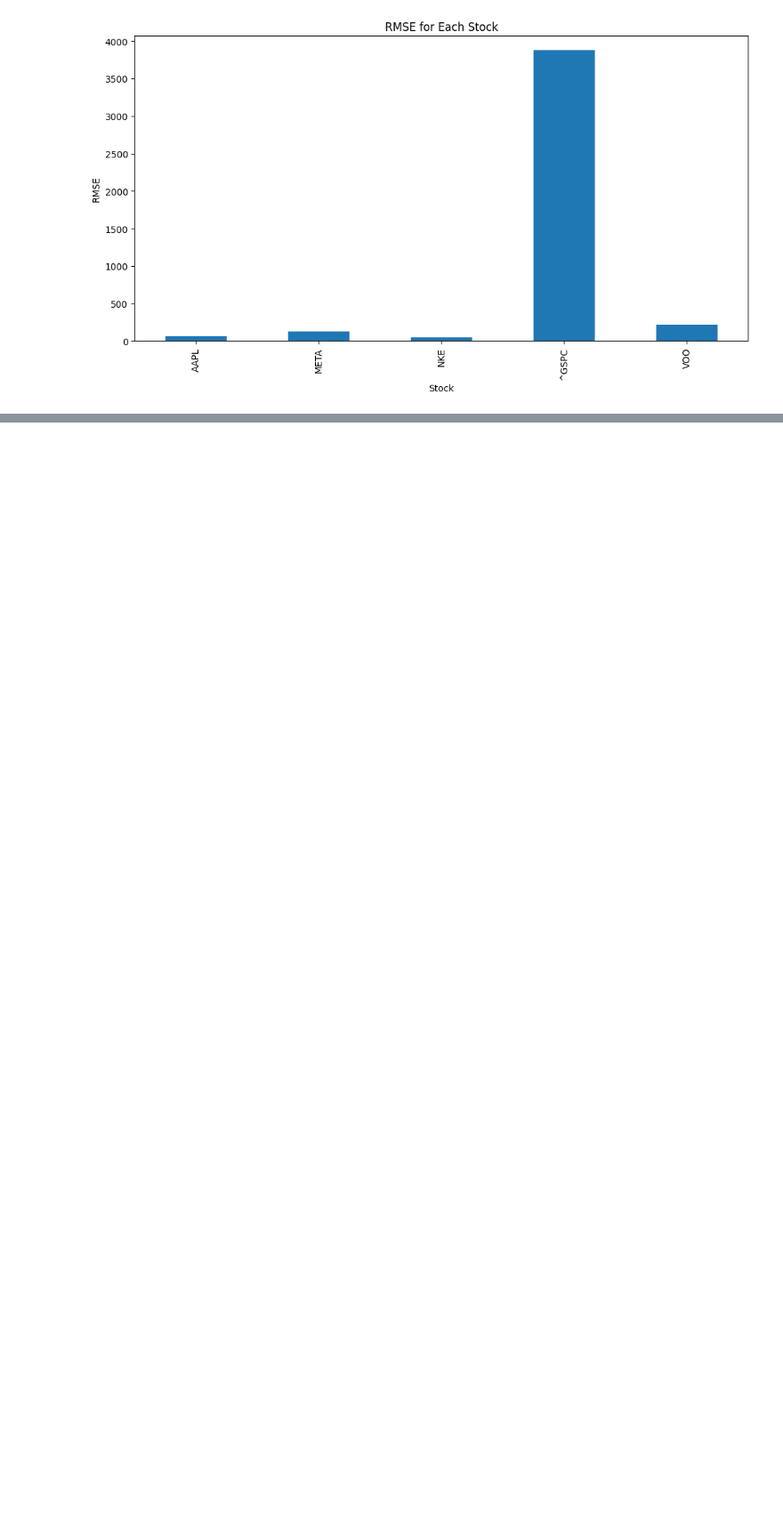
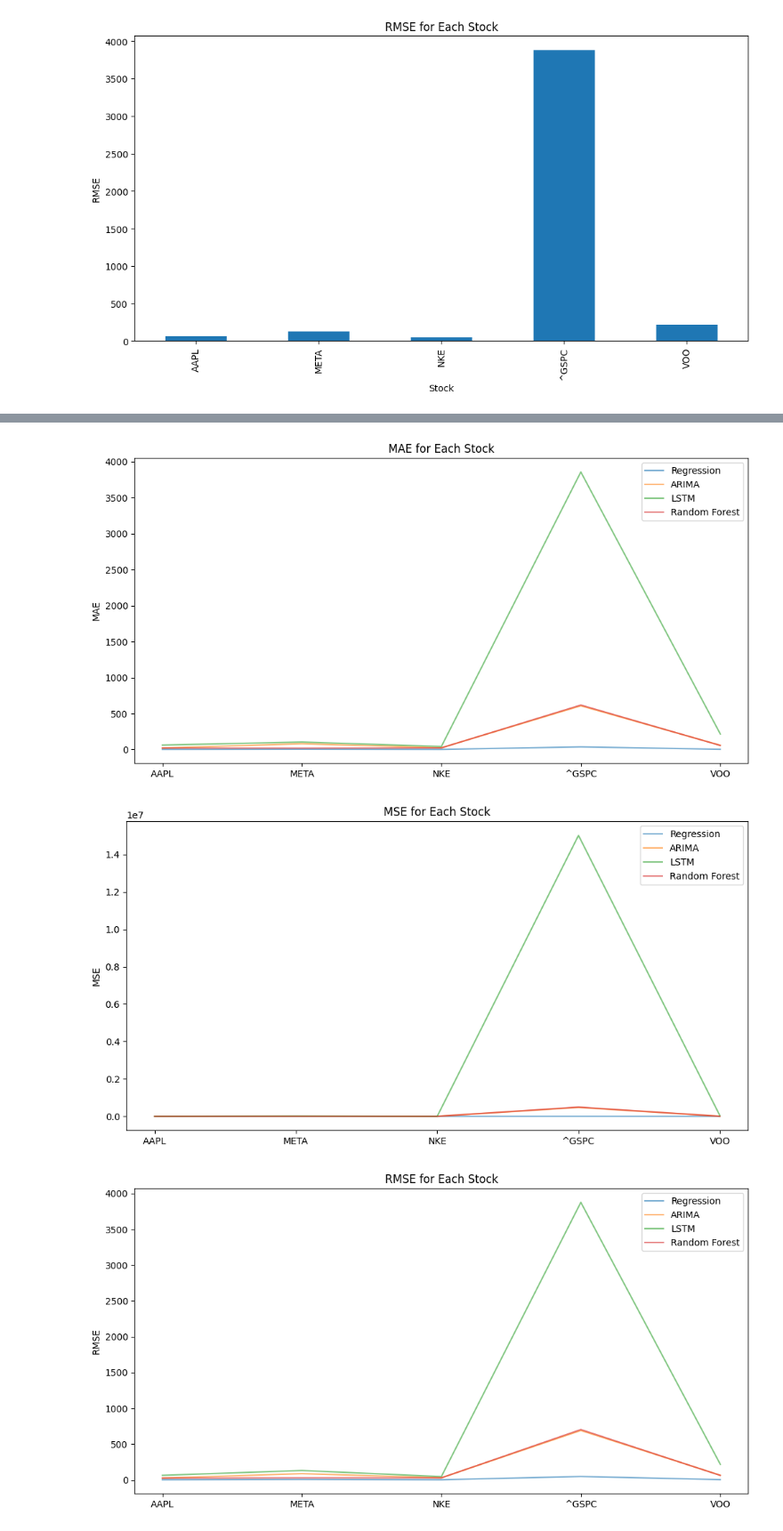
Before and after one commit to Jsosau24/Stock_Prediction_ML_Project, a Jupyter notebook: Stock Predictor.ipynb, the cells around one changed output, grey strips where cells are left out. Shown at 89% size. Drawn from its saved outputs; the diff is of its cells as text; code cells hidden in the pictures; blank space fills up the shorter version.

Commit message:
Compares 4 different methods

```diff
--- a/Stock Predictor.ipynb
+++ b/Stock Predictor.ipynb
@@ -672,0 +724,28 @@ Epoch 2/50
+# %%
+# Convert each list to a DataFrame
+df_regression = pd.DataFrame(results_list_regression, columns=['Stock', 'MAE', 'MSE', 'RMSE']).set_index('Stock')
+df_ARIMA = pd.DataFrame(results_list_ARIMA, columns=['Stock', 'MAE', 'MSE', 'RMSE']).set_index('Stock')
+df_lstm = pd.DataFrame(results_list_lstm, columns=['Stock', 'MAE', 'MSE', 'RMSE']).set_index('Stock')
+df_rf = pd.DataFrame(results_list_rf, columns=['Stock', 'MAE', 'MSE', 'RMSE']).set_index('Stock')
+
+
+# List of methods and their corresponding DataFrames
+methods = ['Regression', 'ARIMA', 'LSTM', 'Random Forest']
+dfs = [df_regression, df_ARIMA, df_lstm, df_rf]
+
+# Iterate over each metric
+for metric in ['MAE', 'MSE', 'RMSE']:
+    plt.figure(figsize=(12, 6))
+
+    # Iterate over each method
+    for method, df in zip(methods, dfs):
+        plt.plot(df.index, df[metric], alpha=0.6, label=method)
+
+    plt.title(f'{metric} for Each Stock')
+    plt.ylabel(metric)
+    plt.legend()
+    plt.show()
+# %% [output]
+[figure, added]
+[figure, added]
+[figure, added]
```
Also changed, not shown: parts of 5 cells of this notebook.
